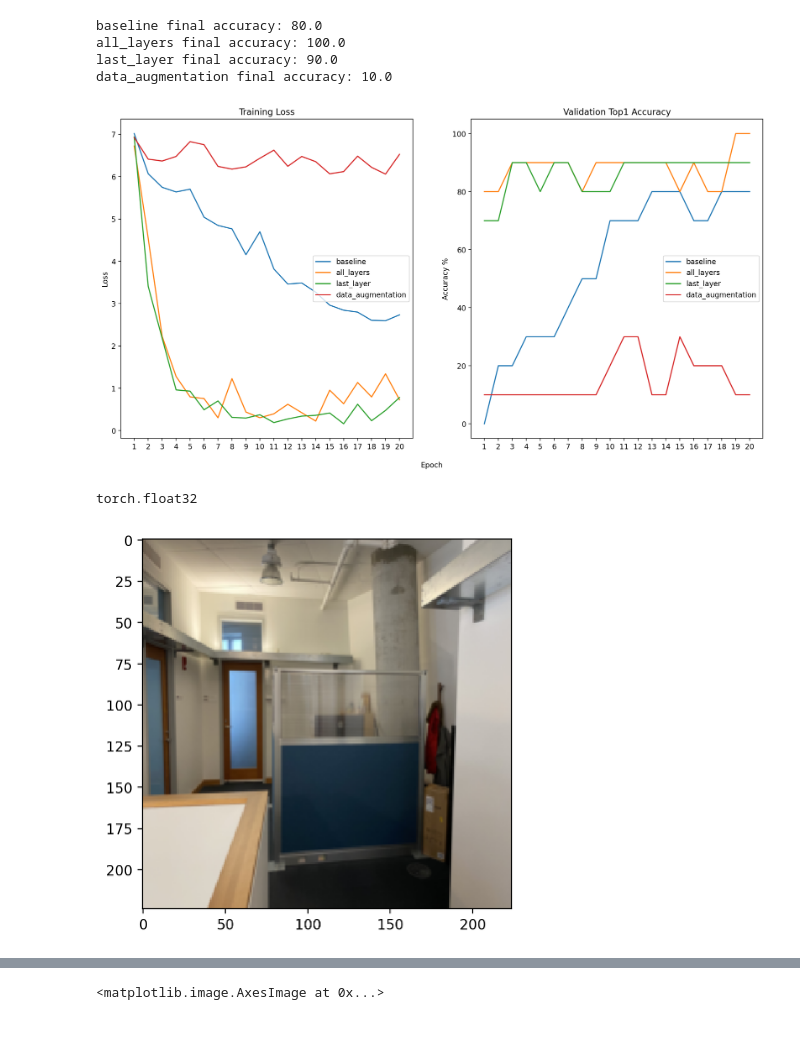
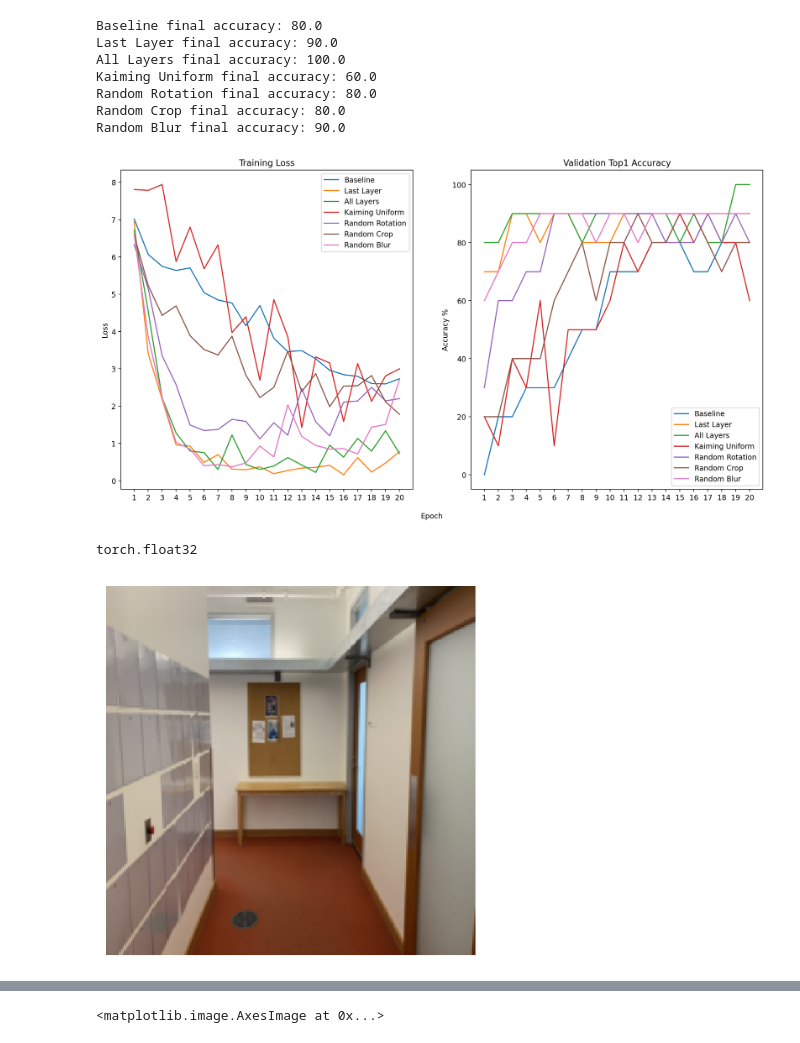
Before and after one commit to paulmure/stata-nav, a Jupyter notebook: data_visualization.ipynb, the cells around one changed output, grey strips where cells are left out. Cells and saved outputs as stored; diff of their text form; code cells hidden in the pictures.

```diff
--- a/data_visualization.ipynb
+++ b/data_visualization.ipynb
@@ -12,11 +15,26 @@ from torchvision import datasets, transforms
 # %%
 TRAIN_PATH = 'split_dataset/train'
+
+
 def get_transform():
-    return transforms.Compose([transforms.Resize((224, 224)), transforms.ToTensor()])
+    return transforms.Compose([
+        transforms.Resize((224, 224)),
+        transforms.ToTensor()
+    ])
+
+
 def get_augmented_data_loader(augmented_transform):
-    return datasets.ImageFolder(TRAIN_PATH, transform=augmented_transform)
-random_crop = transforms.Compose([transforms.RandomCrop(1500), transforms.Resize((224, 224)), transforms.ToTensor()])
-train_set = get_augmented_data_loader(random_crop)
+    train_set = datasets.ImageFolder(TRAIN_PATH, transform=augmented_transform)
+    val_set = datasets.ImageFolder(TRAIN_PATH, transform=get_transform())
+    return train_set, val_set
+
+
+random_crop = transforms.Compose([
+    transforms.RandomCrop(1500),
+    transforms.Resize((224, 224)),
+    transforms.ToTensor()
+])
+train_set, val_set = get_augmented_data_loader(random_crop)
 plt.imshow(train_set[4][0].permute(1, 2, 0))
 # %% [output]
 <matplotlib.image.AxesImage at 0x...>
@@ -51,22 +69,29 @@ def plot_hist(hists, names):
 baseline_model, baseline_hist = load_model('baseline')
 all_model, all_hist = load_model('resnet_all')
 last_model, last_hist = load_model('resnet_last_layer')
+random_blur_model, random_blur_hist = load_model('random_blur')
+random_crop_model, random_crop_hist = load_model('random_crop')
+random_rotation_model, random_rotation_hist = load_model('random_rotation')
+kaiming_model, kaiming_hist = load_model('kaiming_uniform')
 
 plot_hist([
-    baseline_hist,
-    all_hist,
-    last_hist,
-], [
-    'Baseline',
-    'All Layers',
-    'Last Layer',
+    (baseline_hist, 'Baseline'),
+    (last_hist, 'Last Layer'),
+    (all_hist, 'All Layers'),
+    (kaiming_hist, 'Kaiming Uniform'),
+    (random_rotation_hist, 'Random Rotation'),
+    (random_crop_hist, 'Random Crop'),
+    (random_blur_hist, 'Random Blur'),
 ])
 # %% [output]
-baseline final accuracy: 80.0
-all_layers final accuracy: 100.0
-last_layer final accuracy: 90.0
-data_augmentation final accuracy: 10.0
+Baseline final accuracy: 80.0
+Last Layer final accuracy: 90.0
+All Layers final accuracy: 100.0
+Kaiming Uniform final accuracy: 60.0
+Random Rotation final accuracy: 80.0
+Random Crop final accuracy: 80.0
+Random Blur final accuracy: 90.0
-[figure, old version]
+[figure, new version]
 # %%
 
 def visualize_resnet_features(model, image):
@@ -106,10 +137,11 @@ def visualize_resnet_features(model, image):
         a.set_title(names[i].split('(')[0], fontsize=30)
     # plt.savefig(str('feature_maps.jpg'), bbox_inches='tight')
 # %%
-image = val[5][0]
+image = val_set[0][0]
 plt.imshow(image.permute(1, 2, 0))
+plt.axis("off")
 image.dtype
 # %% [output]
 torch.float32
-[figure, old version]
+[figure, new version]
 # %%
```
Also changed, not shown: parts of 7 cells of this notebook, 4 other files.
